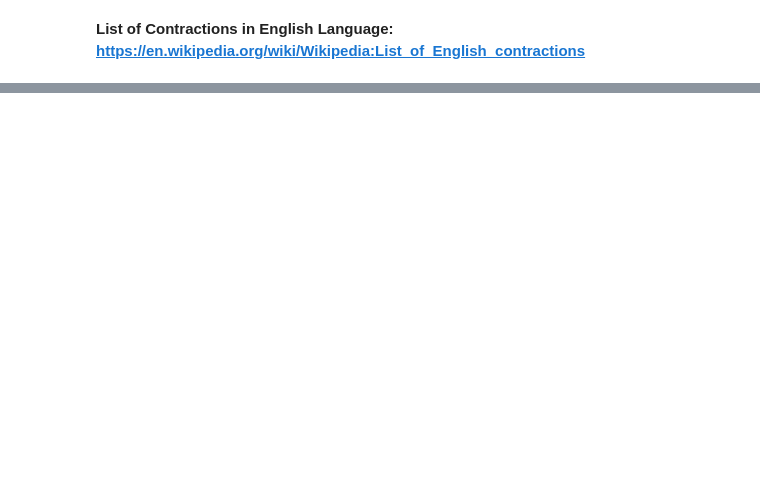
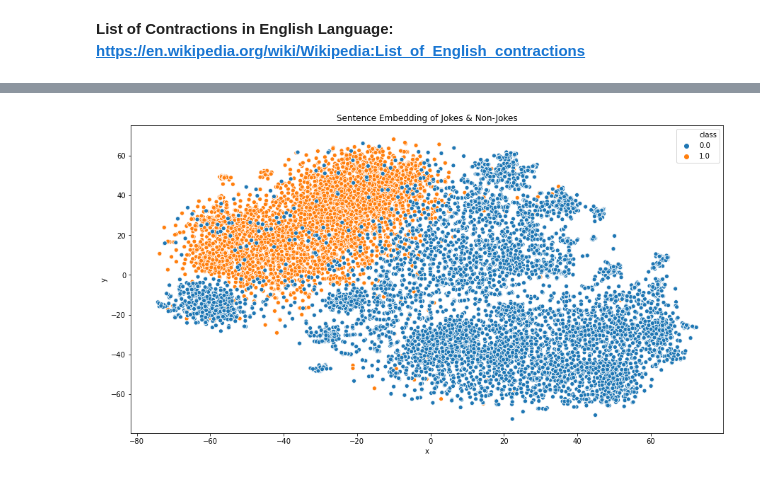
Before and after one commit to Adhundi7/humor-detection, a Jupyter notebook: humor-detection.ipynb, the cells around one changed output, grey strips where cells are left out. Drawn from its saved outputs; the diff is of its cells as text; code cells hidden in the pictures; blank space fills up the shorter version.

```diff
--- a/humor-detection.ipynb
+++ b/humor-detection.ipynb
@@ -209,3 +245,8 @@ clear_punctuations(train.text[1000])
 # %%
+# Applying the expand contractions & Clear punctuations functions
 train.text = train.text.apply(lambda x : expand_contractions(x))
 train.text = train.text.apply(lambda x : clear_punctuations(x))
+
+# Only using Sentences between length 30 & 140
+df = train[(train.length >= 30) & (train.length <= 140)]
+df = df.reset_index()
@@ -220,0 +253,24 @@ train.head()
+# %%
+# Creating a SentenceBERT Model with Pooling & Dense Layer to train our own model witht he available dataset.
+# The maximum length of input string in 200 and the output will be a (200,) matrix.
+word_embedding_model = models.Transformer('bert-base-uncased', max_seq_length=200)
+pooling_model = models.Pooling(word_embedding_model.get_word_embedding_dimension())
+dense_model = models.Dense(in_features=pooling_model.get_sentence_embedding_dimension(), out_features=200, activation_function=nn.Tanh())
+
+model = SentenceTransformer(modules=[word_embedding_model, pooling_model, dense_model])
+# %%
+# Splitting all the Jokes and Non Jokes
+jks = df.text[df.label == 1]
+njks = df.text[df.label == 0]
+
+# Deriving the Sentence Embeddings from our model
+jokes = model.encode(jks.tolist())
+njokes = model.encode(njks.tolist())
+
+# A Huge matrix of Sentence Embeddings
+sentences = np.concatenate((jokes,njokes),axis=0)
+
+#Creating the labels
+a = np.ones((len(df[df.label == 1]),))
+b = np.zeros((len(df[df.label == 0]),))
+labels = np.concatenate((a,b),axis=0)
@@ -220,0 +310,6 @@ train.head()
+# %%
+# Looking at the Sentence Embeddings and seeing how the SBERT Makes Sense
+tsne = TSNE(n_components=2, perplexity=30, n_iter= 1000, verbose=1).fit_transform(sentences)
+
+df1 = pd.DataFrame(tsne,columns=['x','y'])
+df1['class'] = labels
@@ -220,0 +336,7 @@ train.head()
+# %%
+plt.figure(figsize=(15,8))
+sns.scatterplot(x = 'x', y = 'y', data=df1, hue='class')
+plt.title('Sentence Embedding of Jokes & Non-Jokes')
+plt.show()
+# %% [output]
+[figure, added]
```
Also changed, not shown: parts of 19 cells of this notebook.
